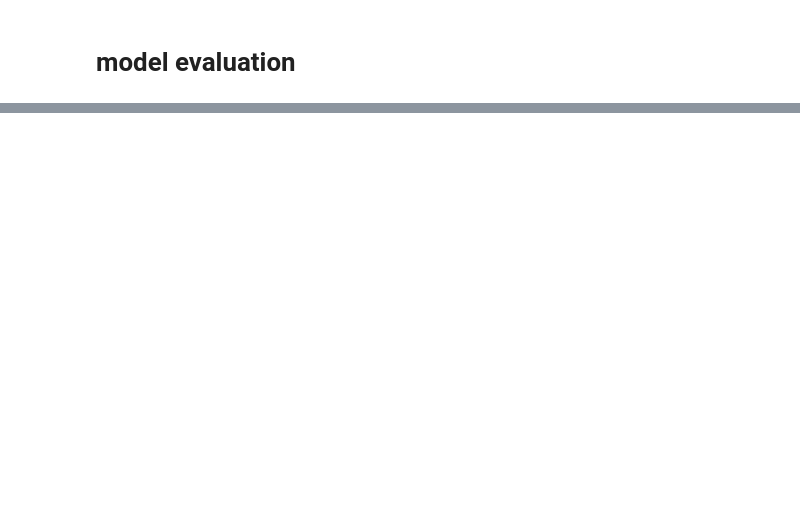
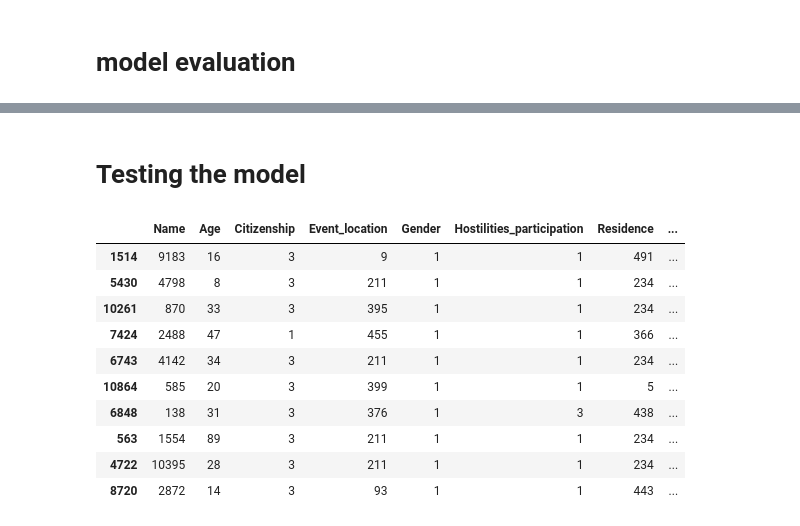
Before and after one commit to Omedobi/Incident-analysis, a Jupyter notebook: notebook/incident-analysis.ipynb, the cells around one changed output, grey strips where cells are left out. Saved outputs shown, nothing was run; the diff lists cells and outputs as text; code cells hidden in the pictures; blank space fills up the shorter version.

```diff
--- a/notebook/incident-analysis.ipynb
+++ b/notebook/incident-analysis.ipynb
@@ -986,0 +1156,23 @@ plot_confusion_matrix(y_true, y_preds, model_names)
+# %% [markdown]
+# **Testing the model**
+# %%
+#creating a dataframe for the predicted value
+
+final = pd.DataFrame(X_test)
+final['Actual_Event_location_district'] = y_test
+final['Predicted_Actual_Event_location_district'] = lightgbm_pred
+final ['Is_equal'] = (final['Actual_Event_location_district'] == final['Predicted_Actual_Event_location_district'])
+
+final.head(10)
+# %% [output]
+|  | Name | Age | Citizenship | Event_location | Gender | Hostilities_participation | Residence | ... |
+| 1514 | 9183 | 16 | 3 | 9 | 1 | 1 | 491 | ... |
+| 5430 | 4798 | 8 | 3 | 211 | 1 | 1 | 234 | ... |
+| 10261 | 870 | 33 | 3 | 395 | 1 | 1 | 234 | ... |
+| 7424 | 2488 | 47 | 1 | 455 | 1 | 1 | 366 | ... |
+| 6743 | 4142 | 34 | 3 | 211 | 1 | 1 | 234 | ... |
+| 10864 | 585 | 20 | 3 | 399 | 1 | 1 | 5 | ... |
+| 6848 | 138 | 31 | 3 | 376 | 1 | 3 | 438 | ... |
+| 563 | 1554 | 89 | 3 | 211 | 1 | 1 | 234 | ... |
+| 4722 | 10395 | 28 | 3 | 211 | 1 | 1 | 234 | ... |
+| 8720 | 2872 | 14 | 3 | 93 | 1 | 1 | 443 | ... |
```
Also changed, not shown: parts of 21 cells of this notebook, 4 other files.
